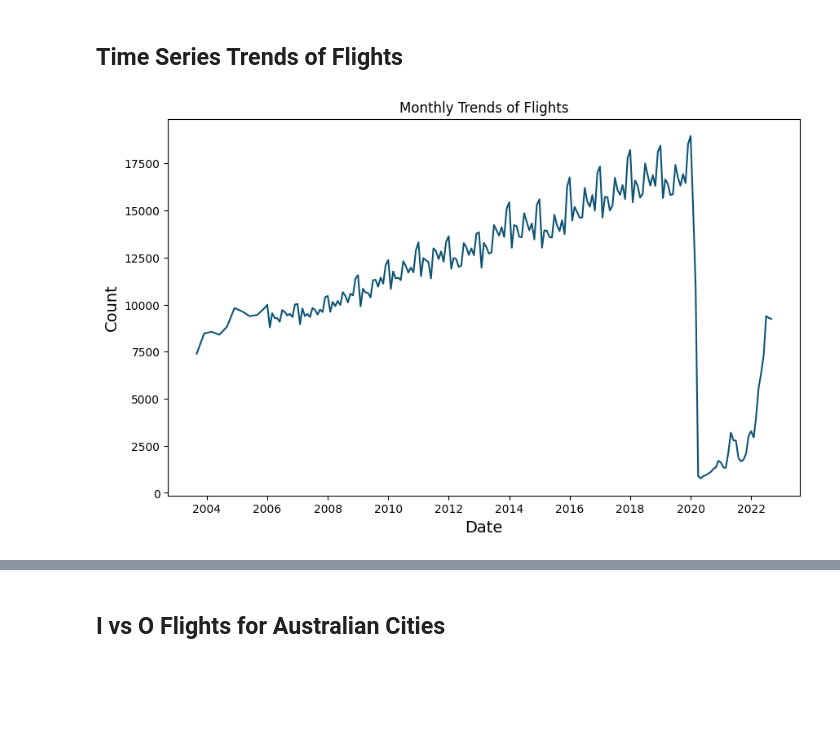
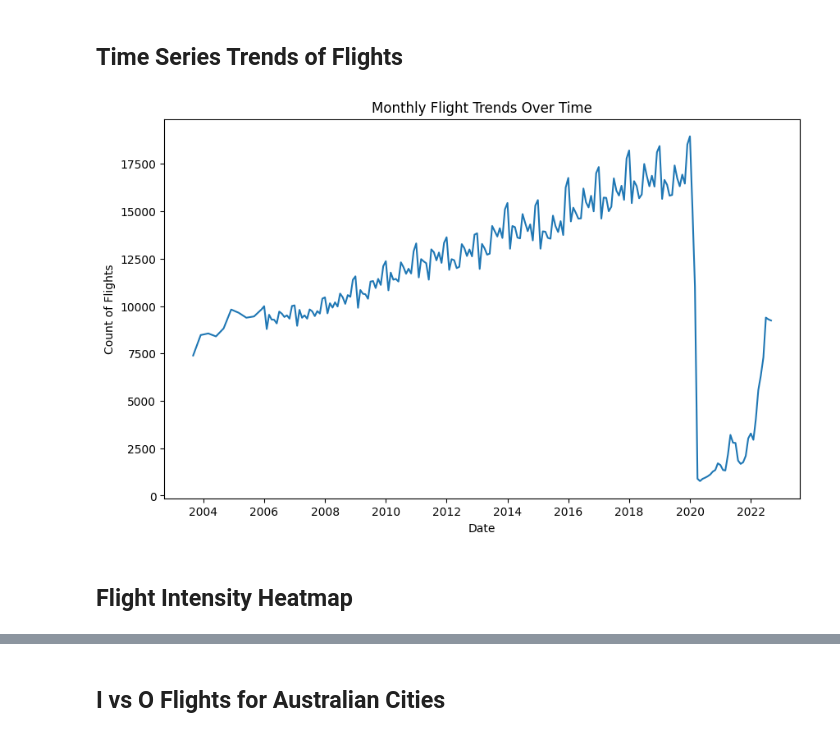
Before and after one commit to nafisazizir/cosc3000-dataviz, a Jupyter notebook: notebook.ipynb, the cells around one changed output, grey strips where cells are left out. Cells and saved outputs as stored; diff of their text form; code cells hidden in the pictures; blank space fills up the shorter version.

```diff
--- a/notebook.ipynb
+++ b/notebook.ipynb
@@ -116,7 +125,2 @@ df['international_city'] = df['international_city'].replace('Palmerston', 'Palme
 # %% [markdown]
 # Setup
-# %%
-color_palette = ["#0D5474", "#1B9099", "#7FCAA3", "#B8E6A8", "#FBDD9F",
-                 "#FCB156", "#EE8F71", "#DE5556", "#DB3D78", "#7A226E"]
-sns.set_palette(color_palette)
-plt.rcParams['axes.prop_cycle'] = plt.cycler(color=color_palette)
@@ -125,11 +135,13 @@ plt.rcParams['axes.prop_cycle'] = plt.cycler(color=color_palette)
 # %%
 monthly_data = df.groupby(['date']).agg({'all_flights': 'sum'}).reset_index()
 
 plt.figure(figsize=(10, 6))
 sns.lineplot(data=monthly_data, x='date', y='all_flights')
-plt.title('Monthly Trends of Flights')
-plt.xlabel('Date', fontsize=14)
-plt.ylabel('Count', fontsize=14)
+plt.title('Monthly Flight Trends Over Time')
+plt.xlabel('Date')
+plt.ylabel('Count of Flights')
 plt.show()
 # %% [output]
-[figure, old version]
+[figure, new version]
+# %% [markdown]
+## Flight Intensity Heatmap
```
Also changed, not shown: parts of 25 cells of this notebook, 20 other files.
